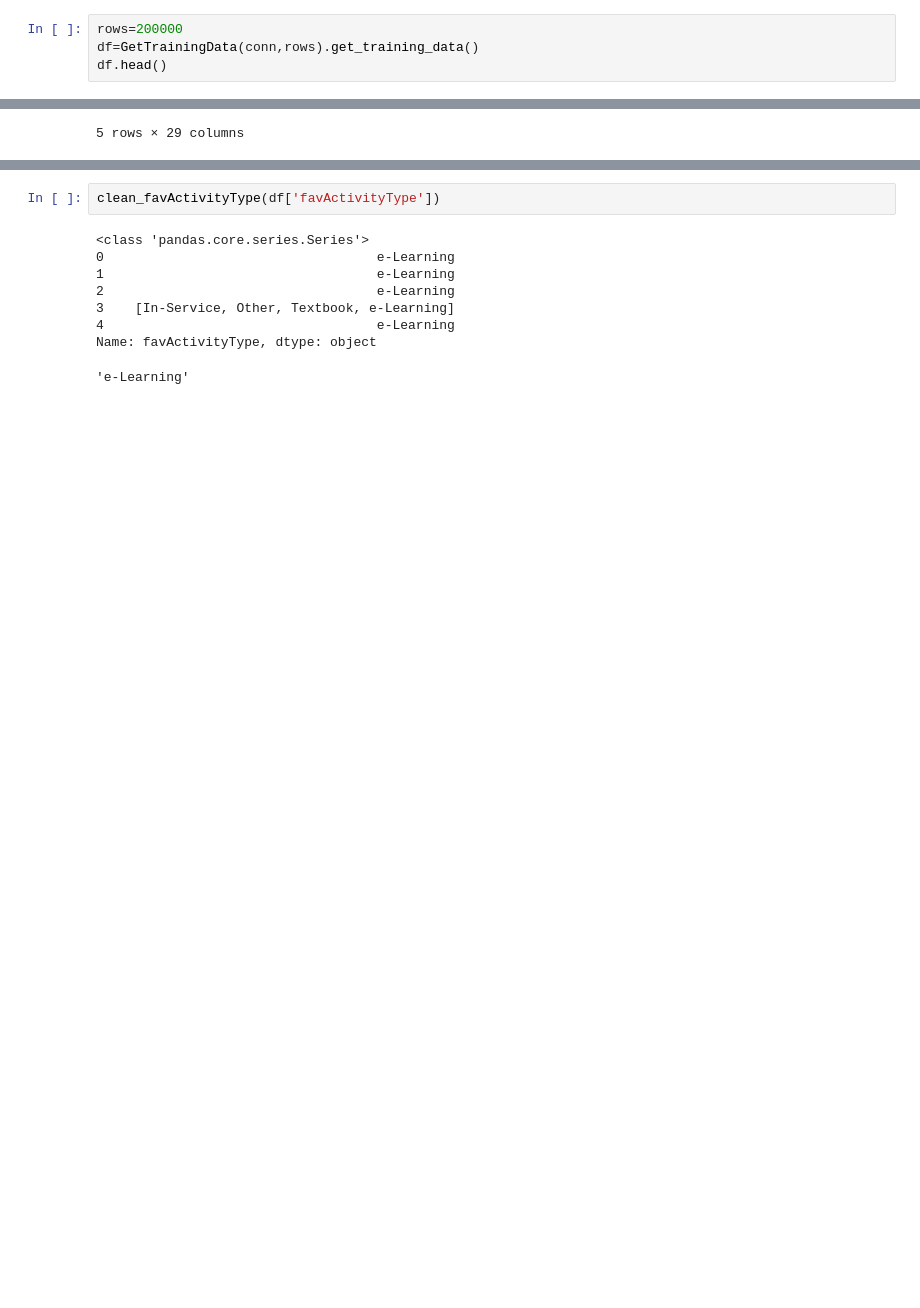
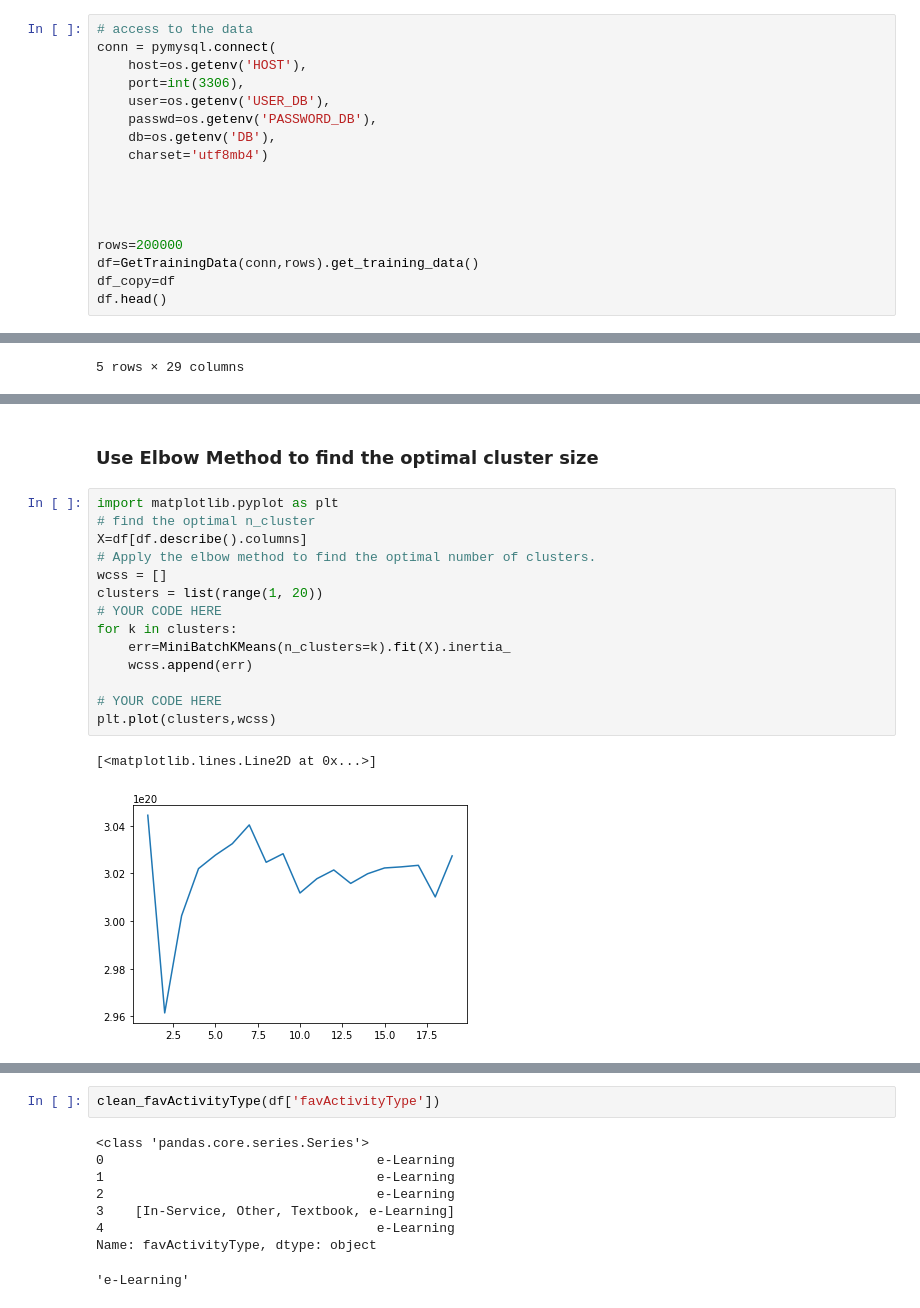
Before and after one commit to BenQuartermaine/customerclustering, a Jupyter notebook: notebooks/ran.ipynb, the cells around one changed output, grey strips where cells are left out. Cells and saved outputs as stored; diff of their text form; blank space fills up the shorter version.

```diff
--- a/notebooks/ran.ipynb
+++ b/notebooks/ran.ipynb
@@ -448,8 +452,21 @@ Let's pipe line up!
 from customerclustering.db_connection import Db
 from customerclustering.get_training_data import *
 # %%
+# access to the data
+conn = pymysql.connect(
+    host=os.getenv('HOST'),
+    port=int(3306),
+    user=os.getenv('USER_DB'),
+    passwd=os.getenv('PASSWORD_DB'),
+    db=os.getenv('DB'),
+    charset='utf8mb4')
+
+
+
+
 rows=200000
 df=GetTrainingData(conn,rows).get_training_data()
+df_copy=df
 df.head()
 # %% [output]
 |  | Product | Status | userID | stripeCustID | num_subs | account_age | pProfileID | typeOfPractice | located | ... |
@@ -462 +538,20 @@ df.head()
+# %% [markdown]
+### Use Elbow Method to find the optimal cluster size
+# %%
+import matplotlib.pyplot as plt
+# find the optimal n_cluster
+X=df[df.describe().columns]
+# Apply the elbow method to find the optimal number of clusters.
+wcss = []
+clusters = list(range(1, 20))
+# YOUR CODE HERE
+for k in clusters:
+    err=MiniBatchKMeans(n_clusters=k).fit(X).inertia_
+    wcss.append(err)
+
+# YOUR CODE HERE
+plt.plot(clusters,wcss)
+# %% [output]
+[<matplotlib.lines.Line2D at 0x...>]
+[figure, added]
 # %%
```
Also changed, not shown: parts of 4 cells of this notebook.
